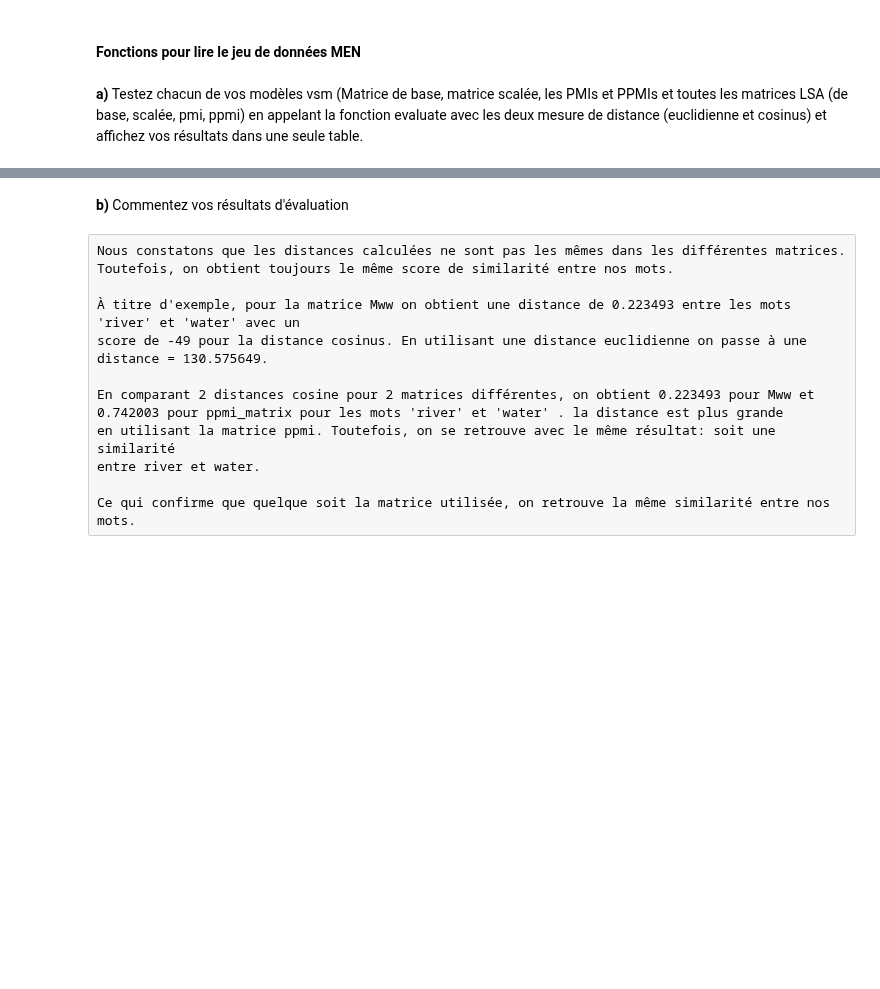
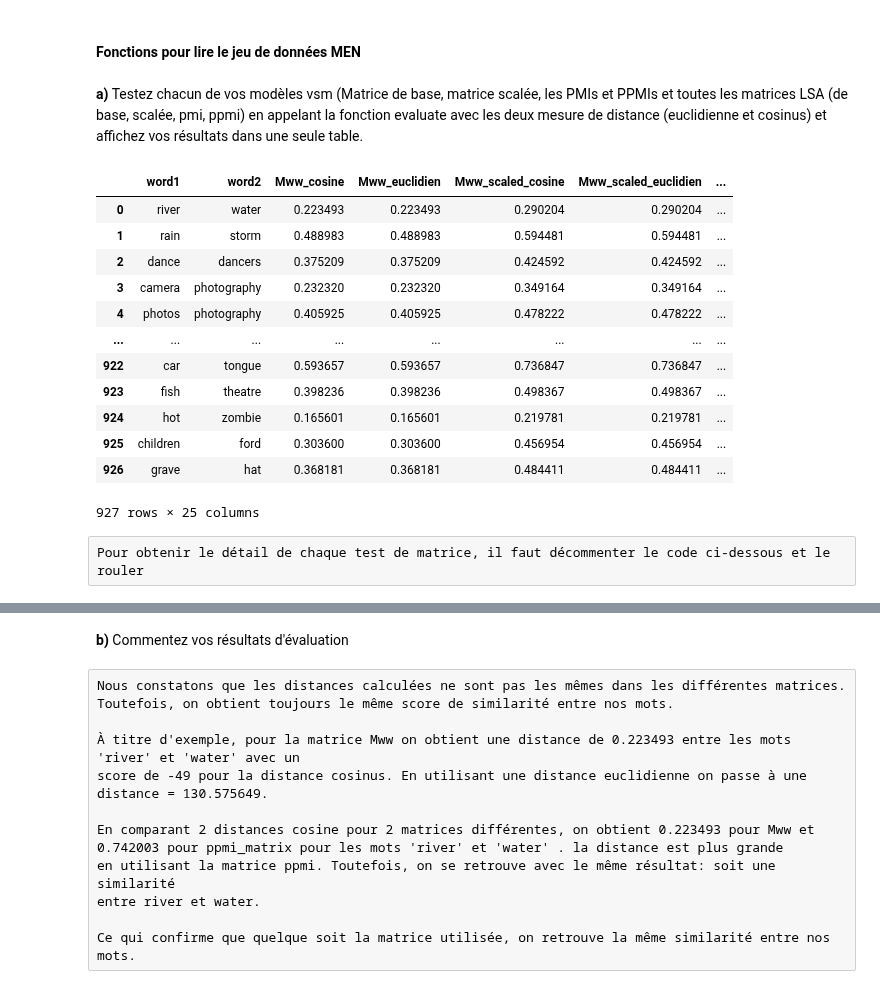
Before and after one commit to luukim/INF8460, a Jupyter notebook: TP2/inf8460_tp2_A20.ipynb, the cells around one changed output, grey strips where cells are left out. Saved outputs shown, nothing was run; the diff lists cells and outputs as text; code cells hidden in the pictures; blank space fills up the shorter version.

Commit message:
ajout de une table

```diff
--- a/TP2/inf8460_tp2_A20.ipynb
+++ b/TP2/inf8460_tp2_A20.ipynb
@@ -779,4 +779,68 @@ def evaluate(ds, df, distfunc=cosine):
     return rho, data
 # %% [markdown]
 **a)**	Testez chacun de vos modèles vsm (Matrice de base, matrice scalée, les PMIs et PPMIs et toutes les matrices LSA (de base, scalée, pmi, ppmi) en appelant la fonction evaluate avec les deux mesure de distance (euclidienne et cosinus) et affichez vos résultats dans une seule table.
+# %%
+dataSet = [Mww, Mww_scaled, ppmi_matrix, ppmi_matrix_scaled,
+           pmi_matrix, pmi_matrix_scaled, Mww_lsa, Mww_scaled_lsa,
+           ppmi_lsa, pmi_lsa, ppmi_truncatedSVD, pmi_truncatedSVD]
+
+tableCosine =[]
+tableEuclidien =[]
+cosineValue=[]
+euclidienValue=[]
+word1 = []
+word2=[]
+cosine=[]
+euclidien=[]
+
+for i, data in enumerate(dataSet):
+    iterator = men_dataset()
+    tableCosine.append(evaluate(iterator, data))
+    iterator = men_dataset()
+    tableEuclidien.append(evaluate(iterator, data, euclidean))
+    word1 = []
+    word2= []
+    for d in range(0, 927):
+        word1.append(tableCosine[0][1].values[d][0])
+        word2.append(tableCosine[0][1].values[d][1])
+        cosineValue.append(tableCosine[0][1].values[d][3])
+        euclidienValue.append(tableEuclidien[0][1].values[d][3])
+
+    cosine.append(cosineValue)
+    euclidien.append(cosineValue)
+    tableCosine =[]
+    tableEuclidien =[]
+    cosineValue = []
+    euclidienValue=[]
+d = {'word1': word1, 'word2': word2,
+    'Mww_cosine' : cosine[0] , 'Mww_euclidien' : euclidien[0],
+    'Mww_scaled_cosine' : cosine[1] , 'Mww_scaled_euclidien' : euclidien[1],
+    'ppmi_matrix_cosine' : cosine[2] , 'ppmi_matrix_euclidien' : euclidien[2],
+    'ppmi_matrix_scaled_cosine' : cosine[3] , 'ppmi_matrix_scaled_cosine' : euclidien[3],
+    'pmi_matrix_cosine' : cosine[4] , 'pmi_matrix_euclidien' : euclidien[4],
+    'pmi_matrix_scaled_cosine' : cosine[5] , 'pmi_matrix_scaled_euclidien' : euclidien[5],
+    'Mww_lsa_cosine' : cosine[6] , 'Mww_lsa_euclidien' : euclidien[6],
+    'Mww_scaled_lsa_cosine' : cosine[7] , 'Mww_scaled_lsa_euclidien' : euclidien[7],
+    'ppmi_lsa_cosine' : cosine[8] , 'ppmi_lsa_euclidien' : euclidien[8],
+    'pmi_lsa_cosine' : cosine[9] , 'pmi_lsa_euclidien' : euclidien[9],
+    'ppmi_truncatedSVD_cosine' : cosine[10] , 'ppmi_truncatedSVD_euclidien' : euclidien[10],
+    'pmi_truncatedSVD_cosine' : cosine[11] , 'pmi_truncatedSVD_euclidien' : euclidien[11]}
+df = pd.DataFrame(data=d)
+df
+# %% [output]
+|  | word1 | word2 | Mww_cosine | Mww_euclidien | Mww_scaled_cosine | Mww_scaled_euclidien | ... |
+| 0 | river | water | 0.223493 | 0.223493 | 0.290204 | 0.290204 | ... |
+| 1 | rain | storm | 0.488983 | 0.488983 | 0.594481 | 0.594481 | ... |
+| 2 | dance | dancers | 0.375209 | 0.375209 | 0.424592 | 0.424592 | ... |
+| 3 | camera | photography | 0.232320 | 0.232320 | 0.349164 | 0.349164 | ... |
+| 4 | photos | photography | 0.405925 | 0.405925 | 0.478222 | 0.478222 | ... |
+| ... | ... | ... | ... | ... | ... | ... | ... |
+| 922 | car | tongue | 0.593657 | 0.593657 | 0.736847 | 0.736847 | ... |
+| 923 | fish | theatre | 0.398236 | 0.398236 | 0.498367 | 0.498367 | ... |
+| 924 | hot | zombie | 0.165601 | 0.165601 | 0.219781 | 0.219781 | ... |
+| 925 | children | ford | 0.303600 | 0.303600 | 0.456954 | 0.456954 | ... |
+| 926 | grave | hat | 0.368181 | 0.368181 | 0.484411 | 0.484411 | ... |
+927 rows × 25 columns
+# %% [raw]
+Pour obtenir le détail de chaque test de matrice, il faut décommenter le code ci-dessous et le rouler
 # %%
```
Also changed, not shown: parts of 1 cell of this notebook.
